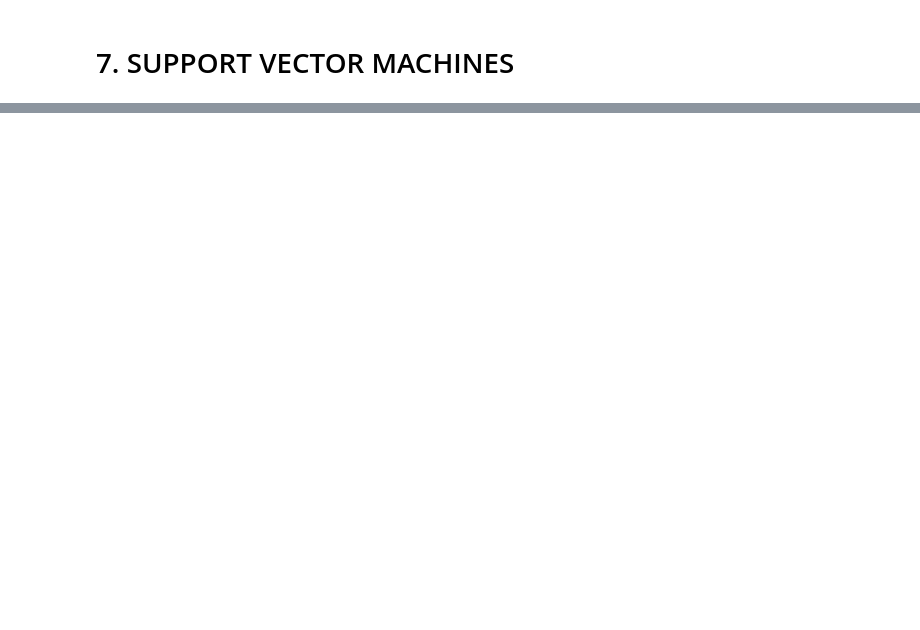
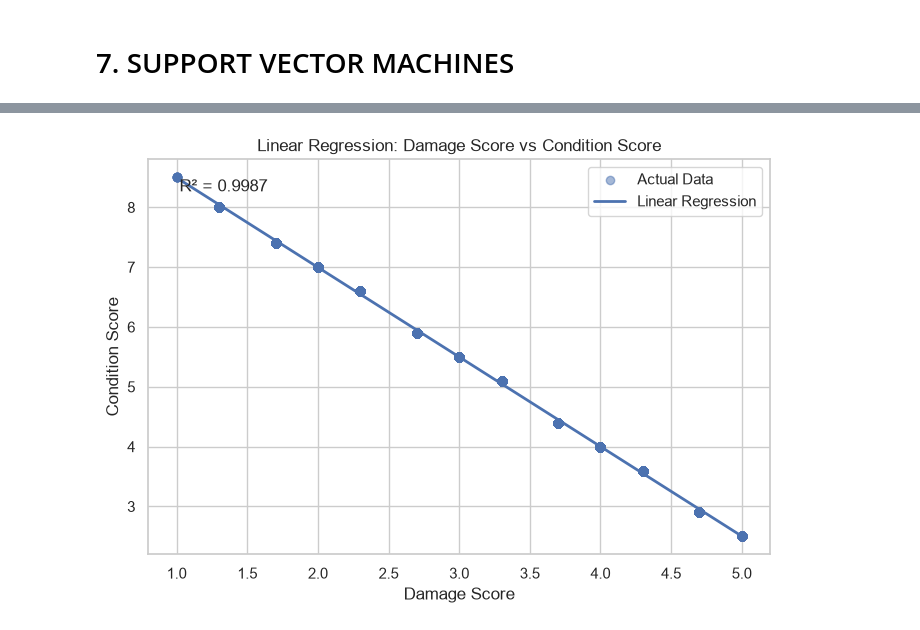
Before and after one commit to ryanzone/demolition-model, a Jupyter notebook: review_1/visuals.ipynb, the cells around one changed output, grey strips where cells are left out. Saved outputs shown, nothing was run; the diff lists cells and outputs as text; code cells hidden in the pictures; blank space fills up the shorter version.

```diff
--- a/review_1/visuals.ipynb
+++ b/review_1/visuals.ipynb
@@ -301,0 +302,88 @@ plt.show()
+# %%
+df = pd.concat(
+    [train, validation, test],
+    ignore_index=True
+)
+
+X = df[["Damage_Score"]]
+y = df["Condition_Score"]
+
+model = LinearRegression()
+
+model.fit(
+    X,
+    y
+)
+
+y_pred = model.predict(X)
+
+r2 = r2_score(
+    y,
+    y_pred
+)
+
+plt.figure(figsize=(7, 5))
+
+plt.scatter(
+    df["Damage_Score"],
+    df["Condition_Score"],
+    alpha=0.5,
+    label="Actual Data"
+)
+
+sorted_indices = (
+    df["Damage_Score"]
+    .argsort()
+)
+
+plt.plot(
+    df["Damage_Score"].iloc[sorted_indices],
+    y_pred[sorted_indices],
+    linewidth=2,
+    label="Linear Regression"
+)
+
+plt.title(
+    "Linear Regression: Damage Score vs Condition Score"
+)
+
+plt.xlabel(
+    "Damage Score"
+)
+
+plt.ylabel(
+    "Condition Score"
+)
+
+plt.legend()
+
+plt.text(
+    0.05,
+    0.95,
+    f"R² = {r2:.4f}",
+    transform=plt.gca().transAxes,
+    verticalalignment="top"
+)
+
+plt.tight_layout()
+
+plt.savefig(
+    "linear_regression_damage_condition.png",
+    dpi=300,
+    bbox_inches="tight"
+)
+
+print("LINEAR REGRESSION RESULTS")
+print("=" * 50)
+print(
+    f"R² Score: {r2:.4f}"
+)
+print(
+    f"Regression Equation: "
+    f"Condition Score = "
+    f"{model.coef_[0]:.4f} × Damage Score + "
+    f"{model.intercept_:.4f}"
+)
+
+plt.show()
+# %% [output]
@@ -301,0 +394 @@ plt.show()
+[figure, added]
```
Also changed, not shown: parts of 8 cells of this notebook, 17 other files.
